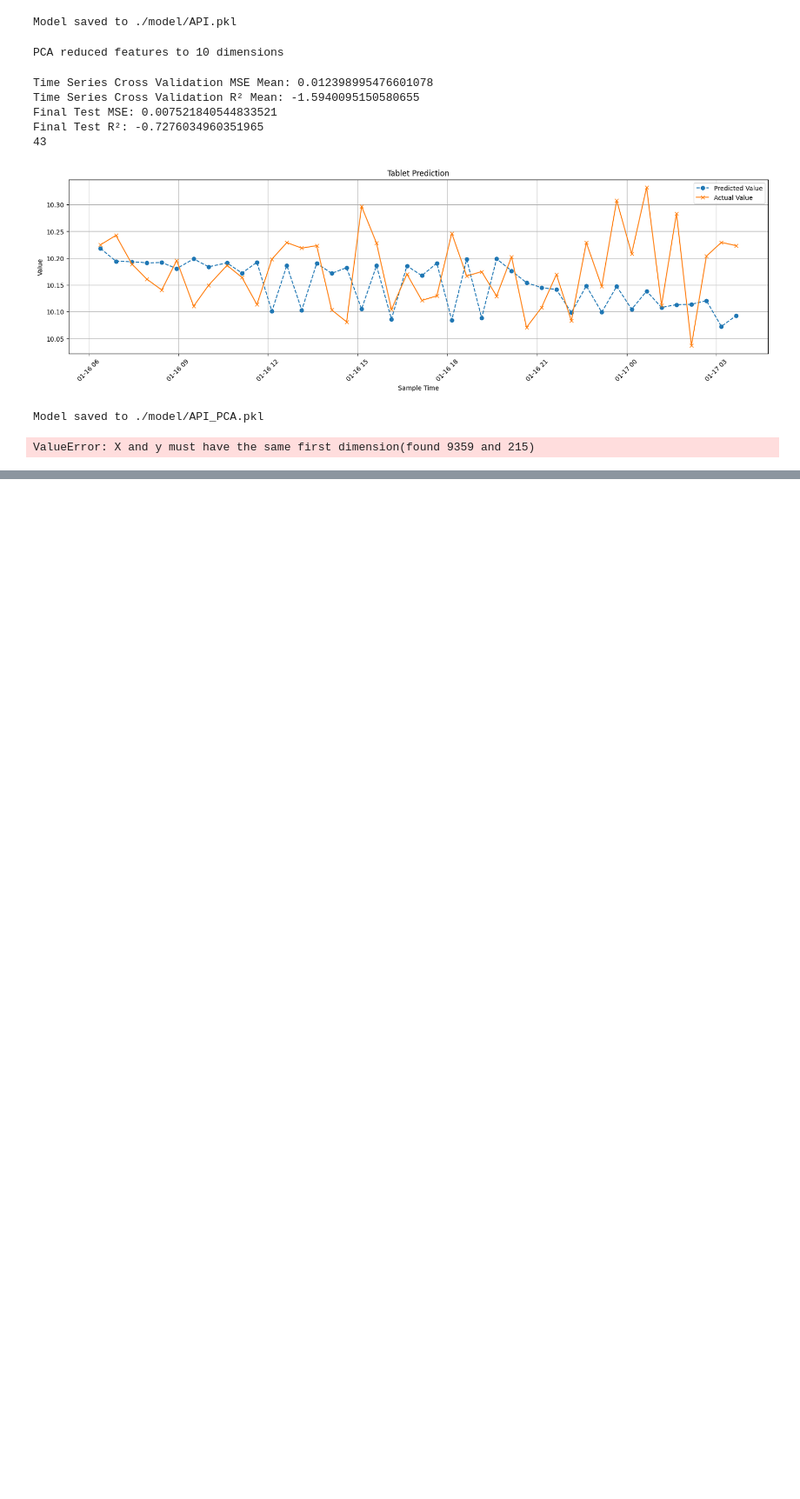
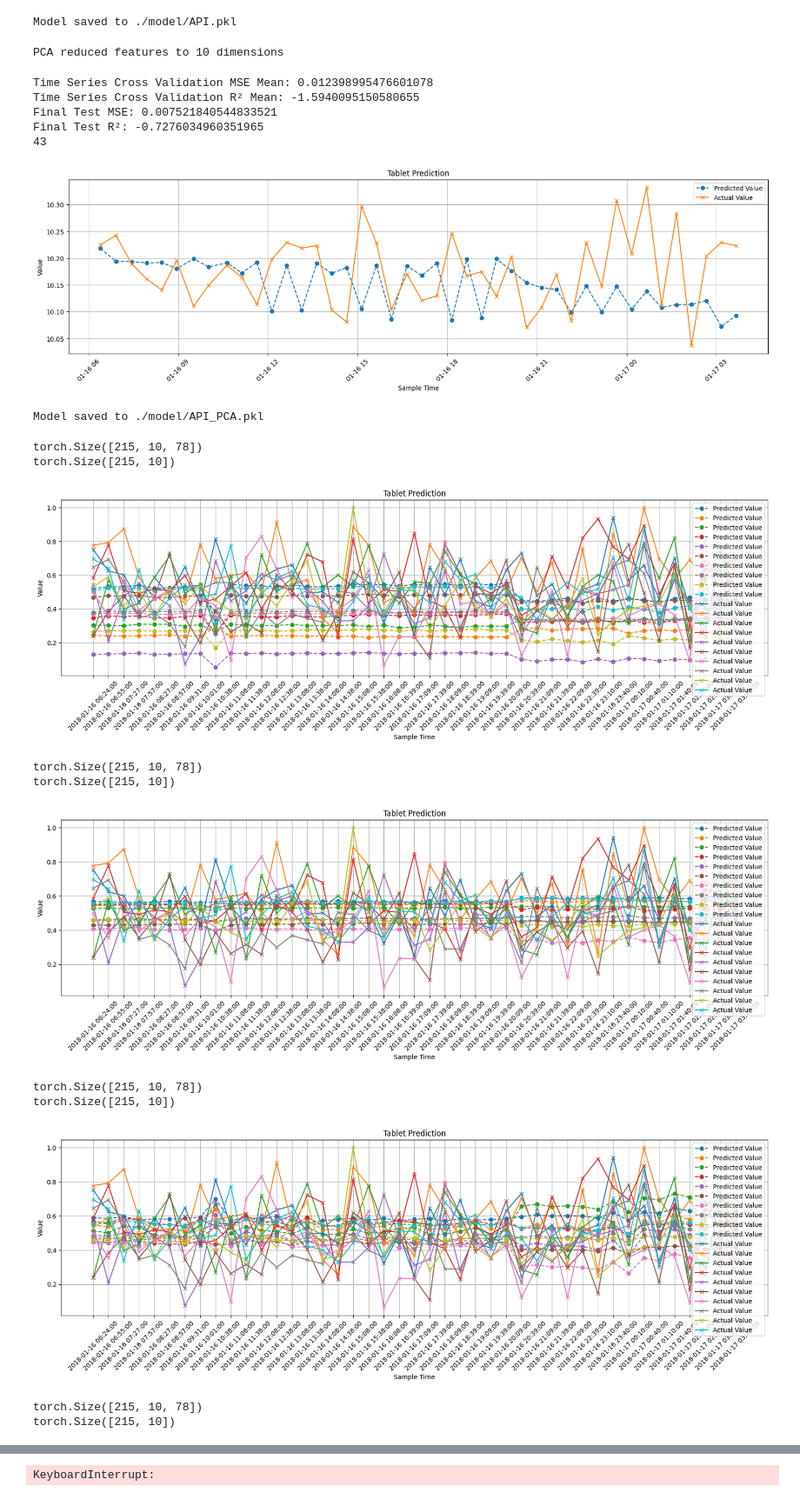
Before and after one commit to dcde22345/MOSM_Data_Driven_Challenge, a Jupyter notebook: dev.ipynb, the cells around one changed output, grey strips where cells are left out. Shown at 87% size. Drawn from its saved outputs; the diff is of its cells as text; code cells hidden in the pictures; blank space fills up the shorter version.

```diff
--- a/dev.ipynb
+++ b/dev.ipynb
@@ -450,23 +492,33 @@ class LSTM_Model:
 # %%
 # 直接做training
 columns = result['API'].columns
 targets = ['Tablet 1', 'Tablet 2', 'Tablet 3', 'Tablet 4', 'Tablet 5', 'Tablet 6', 'Tablet 7', 'Tablet 8', 'Tablet 9', 'Tablet 10']
 featrues = columns.difference(targets + ["TimeStamp", 'sample_time', 'Batch', 'sample_id'])
 
 input_size = len(featrues)
 output_size = len(targets)
 num_layers = [2,3,4,5]
 hidden_layers = [16, 32, 64]
 epochs = [50, 100, 200, 500, 1000]
-lrs = [0.0001, 0.001, 0.01, 0.1, 1]
+lrs = [0.0001, 0.001, 0.01, 0.1]
 
 results = {}
 
 for num_layer in num_layers:
     for hidden_layer in hidden_layers:
         for epoch in epochs:
             for lr in lrs:
                 model = LSTM_Model(model_name="API_LSTM", input_size=input_size, hidden_size=hidden_layer, output_size=output_size,num_layers=num_layer, epoch=epoch, lr=lr)
-                results[f"{num_layer}/{hidden_layer}/{epoch}/{lr}"] = model.train(df=result['API'], target=targets)
+                results[f"{num_layer}_{hidden_layer}_{epoch}_{lr}"] = model.train(df=result['API'], target=targets)
 # %% [output]
-ValueError: X and y must have the same first dimension(found 9359 and 215)
+torch.Size([215, 10, 78])
+torch.Size([215, 10])
+[figure, added]
+torch.Size([215, 10, 78])
+torch.Size([215, 10])
+[figure, added]
+torch.Size([215, 10, 78])
+torch.Size([215, 10])
+[figure, added]
+torch.Size([215, 10, 78])
+torch.Size([215, 10])
@@ -472,0 +529 @@ ValueError: X and y must have the same first dimension(found 9359 and 215)
+KeyboardInterrupt:
```
Also changed, not shown: parts of 3 cells of this notebook, 17 other files.
